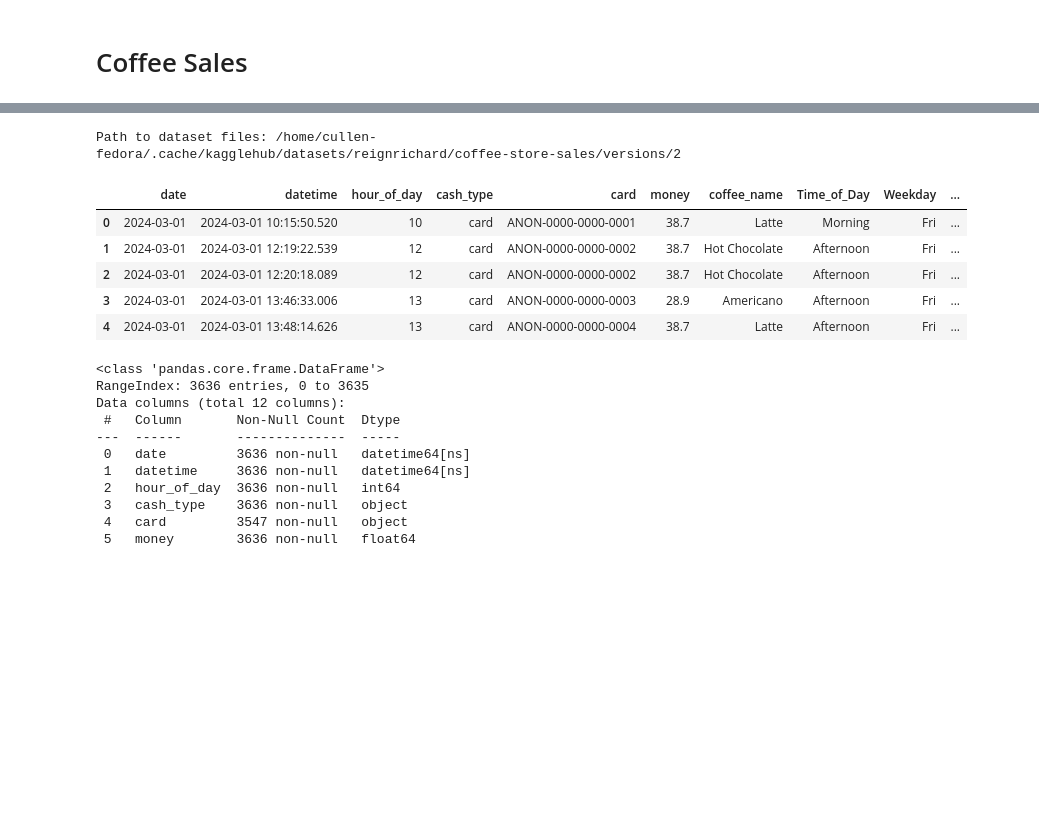
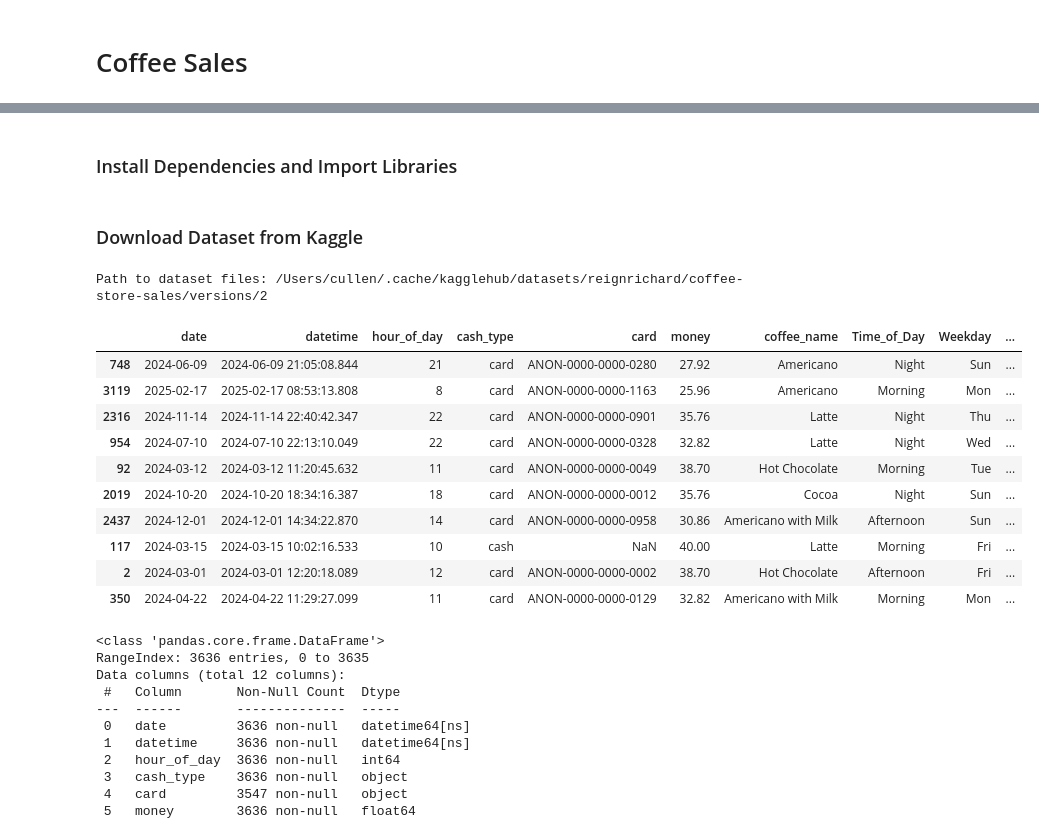
Before and after one commit to Cullenium25/data_analysis_projects, a Jupyter notebook: coffee_sales.ipynb, the cells around one changed output, grey strips where cells are left out. Cells and saved outputs as stored; diff of their text form; code cells hidden in the pictures; blank space fills up the shorter version.

```diff
--- a/coffee_sales.ipynb
+++ b/coffee_sales.ipynb
@@ -5,3 +54,5 @@ This notebook provides a sales analysis of a local coffeeshop
+# %% [markdown]
+### Install Dependencies and Import Libraries
 # %%
 # # Install dependencies as needed:
 # !pip install kagglehub
@@ -16,19 +65,26 @@ plt.style.use('seaborn-v0_8')
+# %% [markdown]
+### Download Dataset from Kaggle
 # %%
 # Download the dataset from Kaggle
 path = kagglehub.dataset_download("reignrichard/coffee-store-sales")
 print("Path to dataset files:", path)
 
 # Load the dataset
 df = pd.read_excel(path + "/Coffe_sales.xlsx")
-df.head()
+df.sample(10)
 # %% [output]
-Path to dataset files: /home/cullen-fedora/.cache/kagglehub/datasets/reignrichard/coffee-store-sales/versions/2
+Path to dataset files: /Users/cullen/.cache/kagglehub/datasets/reignrichard/coffee-store-sales/versions/2
 |  | date | datetime | hour_of_day | cash_type | card | money | coffee_name | Time_of_Day | Weekday | ... |
-| 0 | 2024-03-01 | 2024-03-01 10:15:50.520 | 10 | card | ANON-0000-0000-0001 | 38.7 | Latte | Morning | Fri | ... |
-| 1 | 2024-03-01 | 2024-03-01 12:19:22.539 | 12 | card | ANON-0000-0000-0002 | 38.7 | Hot Chocolate | Afternoon | Fri | ... |
-| 2 | 2024-03-01 | 2024-03-01 12:20:18.089 | 12 | card | ANON-0000-0000-0002 | 38.7 | Hot Chocolate | Afternoon | Fri | ... |
-| 3 | 2024-03-01 | 2024-03-01 13:46:33.006 | 13 | card | ANON-0000-0000-0003 | 28.9 | Americano | Afternoon | Fri | ... |
-| 4 | 2024-03-01 | 2024-03-01 13:48:14.626 | 13 | card | ANON-0000-0000-0004 | 38.7 | Latte | Afternoon | Fri | ... |
+| 748 | 2024-06-09 | 2024-06-09 21:05:08.844 | 21 | card | ANON-0000-0000-0280 | 27.92 | Americano | Night | Sun | ... |
+| 3119 | 2025-02-17 | 2025-02-17 08:53:13.808 | 8 | card | ANON-0000-0000-1163 | 25.96 | Americano | Morning | Mon | ... |
+| 2316 | 2024-11-14 | 2024-11-14 22:40:42.347 | 22 | card | ANON-0000-0000-0901 | 35.76 | Latte | Night | Thu | ... |
+| 954 | 2024-07-10 | 2024-07-10 22:13:10.049 | 22 | card | ANON-0000-0000-0328 | 32.82 | Latte | Night | Wed | ... |
+| 92 | 2024-03-12 | 2024-03-12 11:20:45.632 | 11 | card | ANON-0000-0000-0049 | 38.70 | Hot Chocolate | Morning | Tue | ... |
+| 2019 | 2024-10-20 | 2024-10-20 18:34:16.387 | 18 | card | ANON-0000-0000-0012 | 35.76 | Cocoa | Night | Sun | ... |
+| 2437 | 2024-12-01 | 2024-12-01 14:34:22.870 | 14 | card | ANON-0000-0000-0958 | 30.86 | Americano with Milk | Afternoon | Sun | ... |
+| 117 | 2024-03-15 | 2024-03-15 10:02:16.533 | 10 | cash | NaN | 40.00 | Latte | Morning | Fri | ... |
+| 2 | 2024-03-01 | 2024-03-01 12:20:18.089 | 12 | card | ANON-0000-0000-0002 | 38.70 | Hot Chocolate | Afternoon | Fri | ... |
+| 350 | 2024-04-22 | 2024-04-22 11:29:27.099 | 11 | card | ANON-0000-0000-0129 | 32.82 | Americano with Milk | Morning | Mon | ... |
 # %%
 df.info()
 # %% [output]
```
Also changed, not shown: parts of 18 cells of this notebook, 1 other file.
